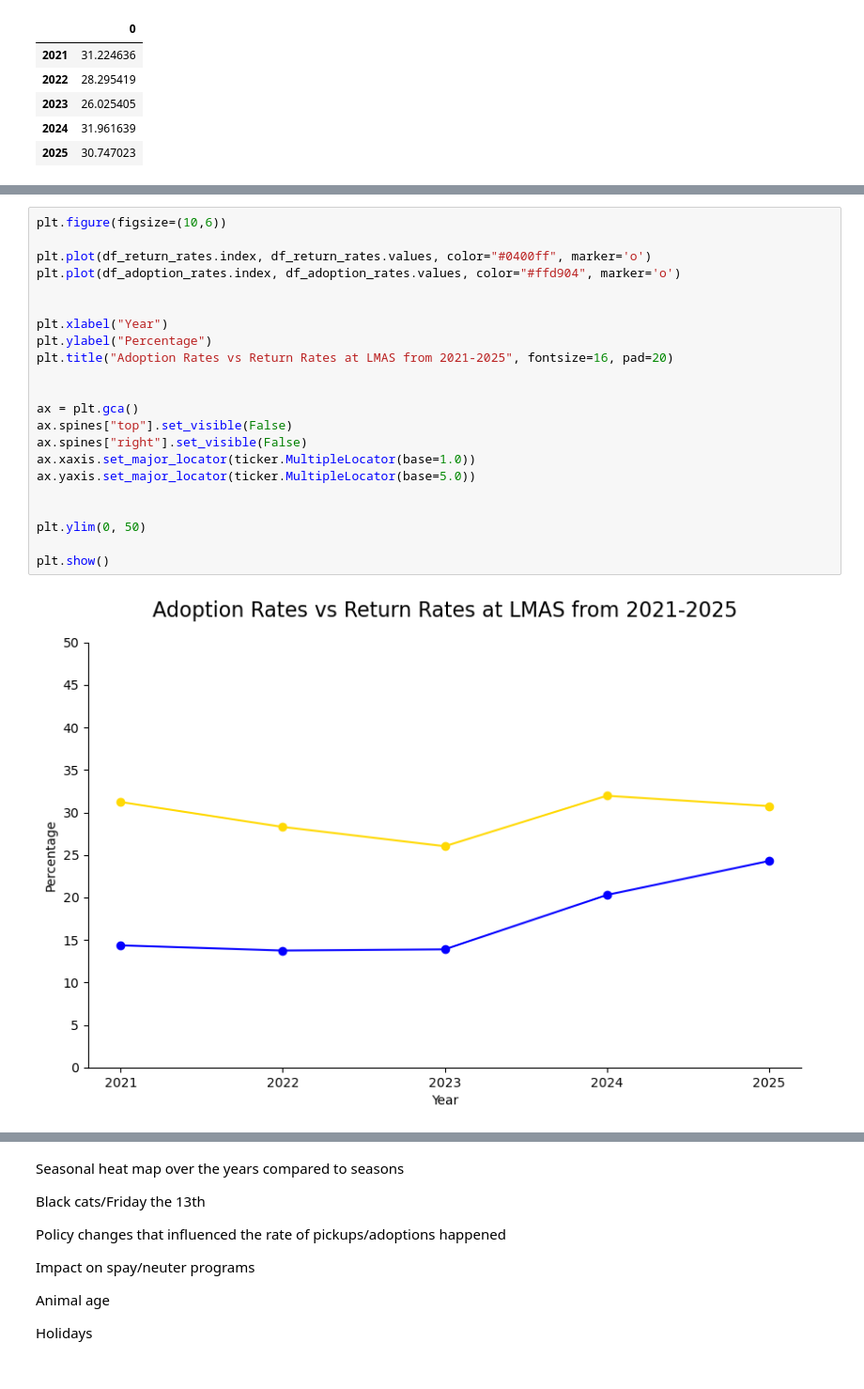
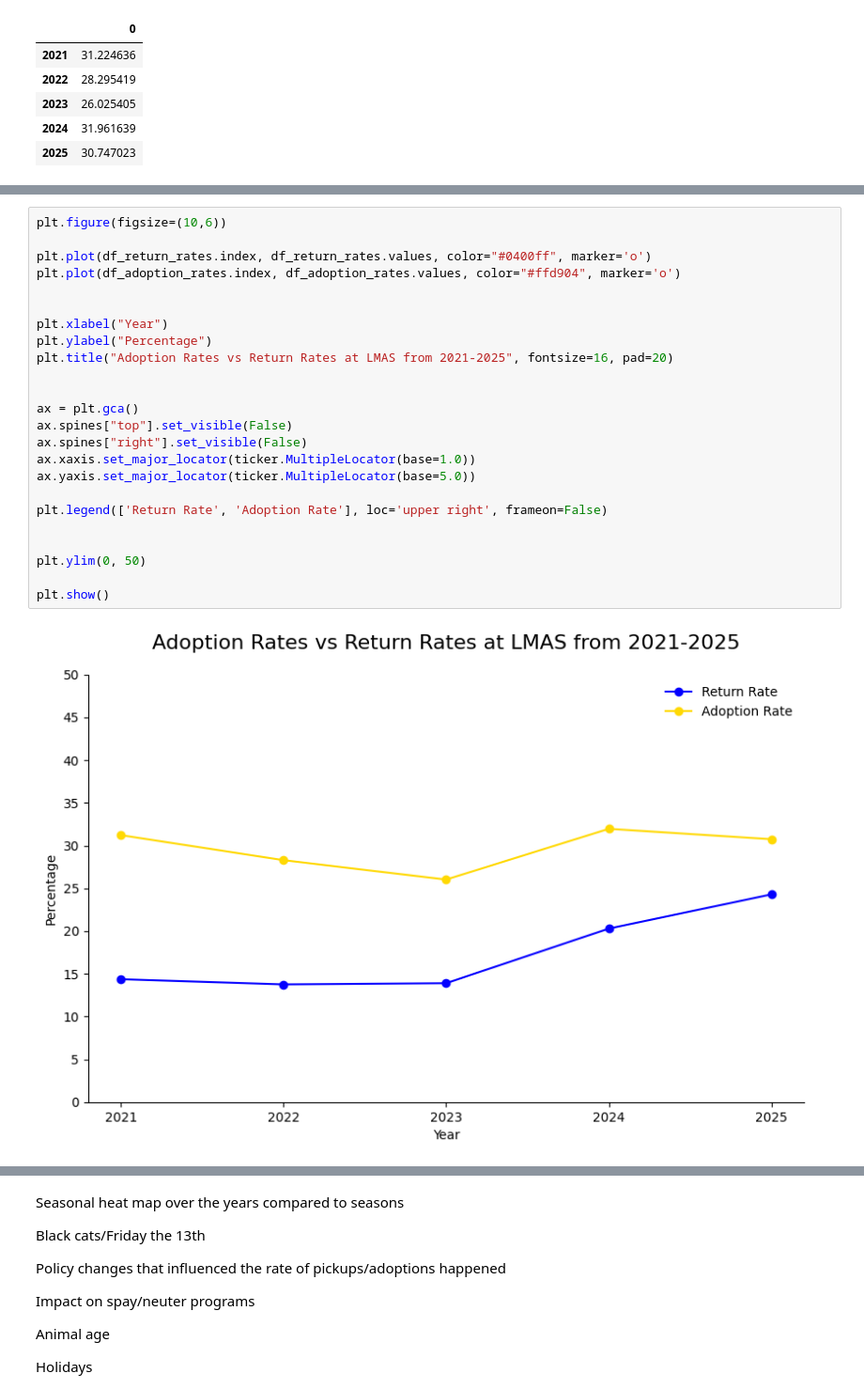
Before and after one commit to CosmicIdes/LMAS_intake_analysis, a Jupyter notebook: main.ipynb, the cells around one changed output, grey strips where cells are left out. Shown at 94% size. Saved outputs shown, nothing was run; the diff lists cells and outputs as text.

```diff
--- a/main.ipynb
+++ b/main.ipynb
@@ -761,24 +763,26 @@ plt.show()
 # %%
 plt.figure(figsize=(10,6))
 
 plt.plot(df_return_rates.index, df_return_rates.values, color="#0400ff", marker='o')
 plt.plot(df_adoption_rates.index, df_adoption_rates.values, color="#ffd904", marker='o')
 
 
 plt.xlabel("Year")
 plt.ylabel("Percentage")
 plt.title("Adoption Rates vs Return Rates at LMAS from 2021-2025", fontsize=16, pad=20)
 
 
 ax = plt.gca()
 ax.spines["top"].set_visible(False)
 ax.spines["right"].set_visible(False)
 ax.xaxis.set_major_locator(ticker.MultipleLocator(base=1.0))
 ax.yaxis.set_major_locator(ticker.MultipleLocator(base=5.0))
 
+plt.legend(['Return Rate', 'Adoption Rate'], loc='upper right', frameon=False)
+
 
 plt.ylim(0, 50)
 
 plt.show()
 # %% [output]
-[figure, old version]
+[figure, new version]
```
Also changed, not shown: parts of 18 cells of this notebook.
